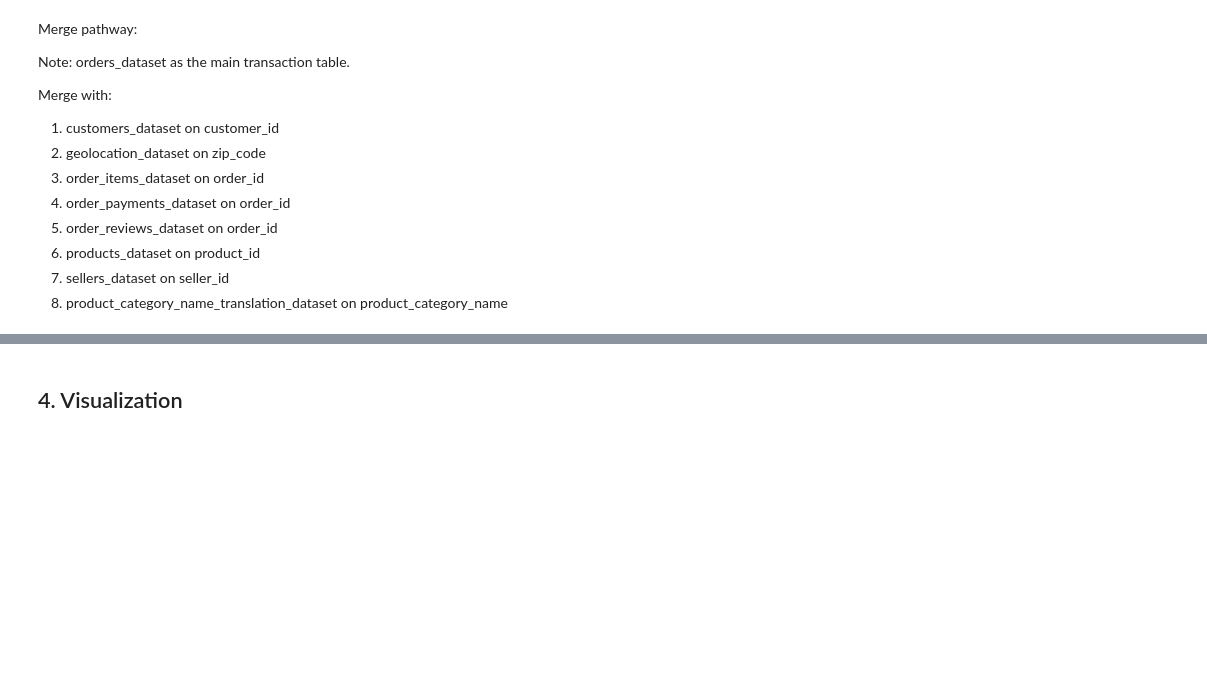
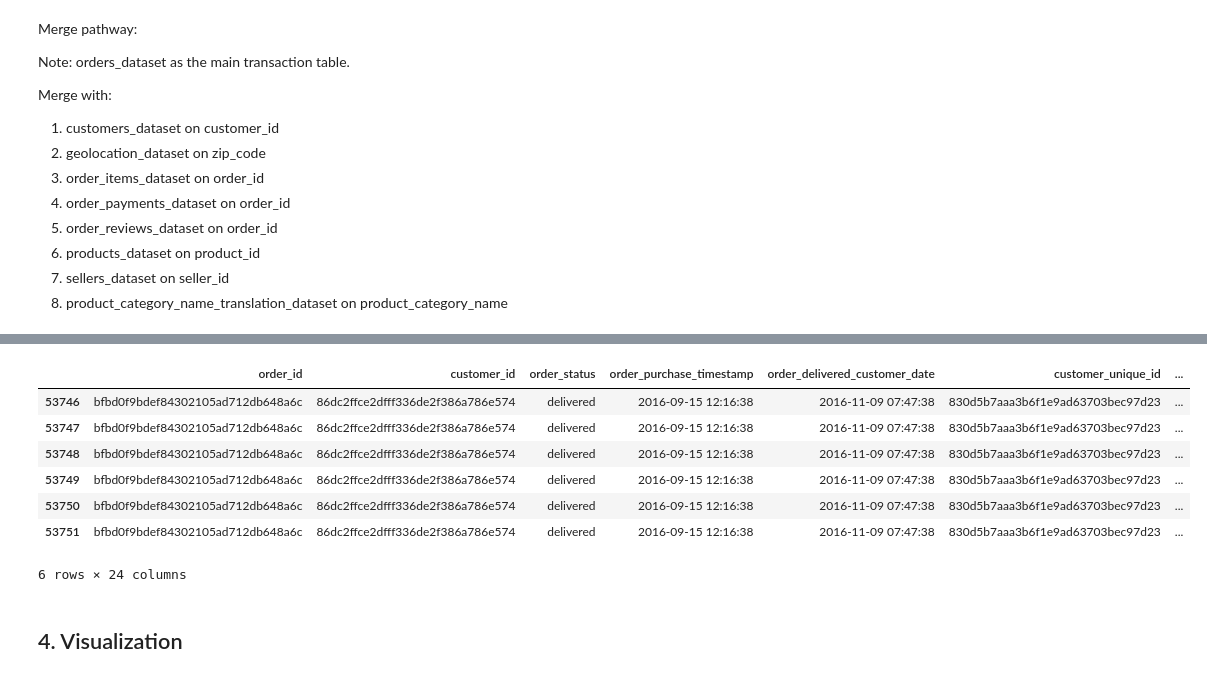
Before and after one commit to saikeerthan06/309-Project, a Jupyter notebook: xiu_wen.ipynb, the cells around one changed output, grey strips where cells are left out. Drawn from its saved outputs; the diff is of its cells as text; code cells hidden in the pictures; blank space fills up the shorter version.

```diff
--- a/xiu_wen.ipynb
+++ b/xiu_wen.ipynb
@@ -714,8 +698,8 @@ customers_dataset.rename(columns={'customer_zip_code_prefix':'zip_code', 'custom
 
 # 2.2 Clean geolocation_dataset (file 2)
 geolocation_dataset = geolocation_dataset.drop(columns=['geolocation_lat', 'geolocation_lng'])
-geolocation_dataset = geolocation_dataset.drop_duplicates()
 geolocation_dataset.rename(columns={'geolocation_zip_code_prefix':'zip_code', 'geolocation_city': 'city', 'geolocation_state': 'state'}, inplace=True)
+geolocation_dataset = geolocation_dataset.drop_duplicates(subset=['zip_code', 'city', 'state'])
 
 # 2.3 Clean order_items_dataset (file 3)
 order_items_dataset = order_items_dataset.drop(columns=['freight_value'])
@@ -726,7 +710,7 @@ order_reviews_dataset = order_reviews_dataset.drop(columns={'review_comment_titl
 # 2.5 Clean orders_dataset (file 6)
 orders_dataset = orders_dataset.drop(columns=['order_approved_at', 'order_delivered_carrier_date', 'order_estimated_delivery_date'])
 orders_dataset = orders_dataset.dropna()
-orders_dataset = orders_dataset.reset_index()
+orders_dataset = orders_dataset.reset_index(drop=True)
 
 # 2.6 Clean products_dataset (file 7)
 products_dataset = products_dataset.drop(columns=['product_name_lenght', 'product_description_lenght', 'product_photos_qty', 'product_weight_g', 'product_length_cm', 'product_height_cm', 'product_width_cm'])
@@ -786,8 +770,7 @@ Index(['index', 'order_id', 'customer_id', 'order_status',
        'product_category_name_english'],
       dtype='object')
-# %%
-master_dataset.drop_duplicates(inplace=True)
-master_dataset.reset_index(drop=True, inplace=True)
+# %%
+master_dataset.drop(columns=['zip_code_y', 'city_y', 'state_y'], inplace=True)
 # %%
 master_dataset.info()
 # %% [output]
@@ -810,0 +814,11 @@ memory usage: 37.1+ MB
+# %%
+master_dataset[master_dataset['payment_value'].isnull()]
+# %% [output]
+|  | order_id | customer_id | order_status | order_purchase_timestamp | order_delivered_customer_date | customer_unique_id | ... |
+| 53746 | bfbd0f9bdef84302105ad712db648a6c | 86dc2ffce2dfff336de2f386a786e574 | delivered | 2016-09-15 12:16:38 | 2016-11-09 07:47:38 | 830d5b7aaa3b6f1e9ad63703bec97d23 | ... |
+| 53747 | bfbd0f9bdef84302105ad712db648a6c | 86dc2ffce2dfff336de2f386a786e574 | delivered | 2016-09-15 12:16:38 | 2016-11-09 07:47:38 | 830d5b7aaa3b6f1e9ad63703bec97d23 | ... |
+| 53748 | bfbd0f9bdef84302105ad712db648a6c | 86dc2ffce2dfff336de2f386a786e574 | delivered | 2016-09-15 12:16:38 | 2016-11-09 07:47:38 | 830d5b7aaa3b6f1e9ad63703bec97d23 | ... |
+| 53749 | bfbd0f9bdef84302105ad712db648a6c | 86dc2ffce2dfff336de2f386a786e574 | delivered | 2016-09-15 12:16:38 | 2016-11-09 07:47:38 | 830d5b7aaa3b6f1e9ad63703bec97d23 | ... |
+| 53750 | bfbd0f9bdef84302105ad712db648a6c | 86dc2ffce2dfff336de2f386a786e574 | delivered | 2016-09-15 12:16:38 | 2016-11-09 07:47:38 | 830d5b7aaa3b6f1e9ad63703bec97d23 | ... |
+| 53751 | bfbd0f9bdef84302105ad712db648a6c | 86dc2ffce2dfff336de2f386a786e574 | delivered | 2016-09-15 12:16:38 | 2016-11-09 07:47:38 | 830d5b7aaa3b6f1e9ad63703bec97d23 | ... |
+6 rows × 24 columns
```
Also changed, not shown: parts of 7 cells of this notebook.
